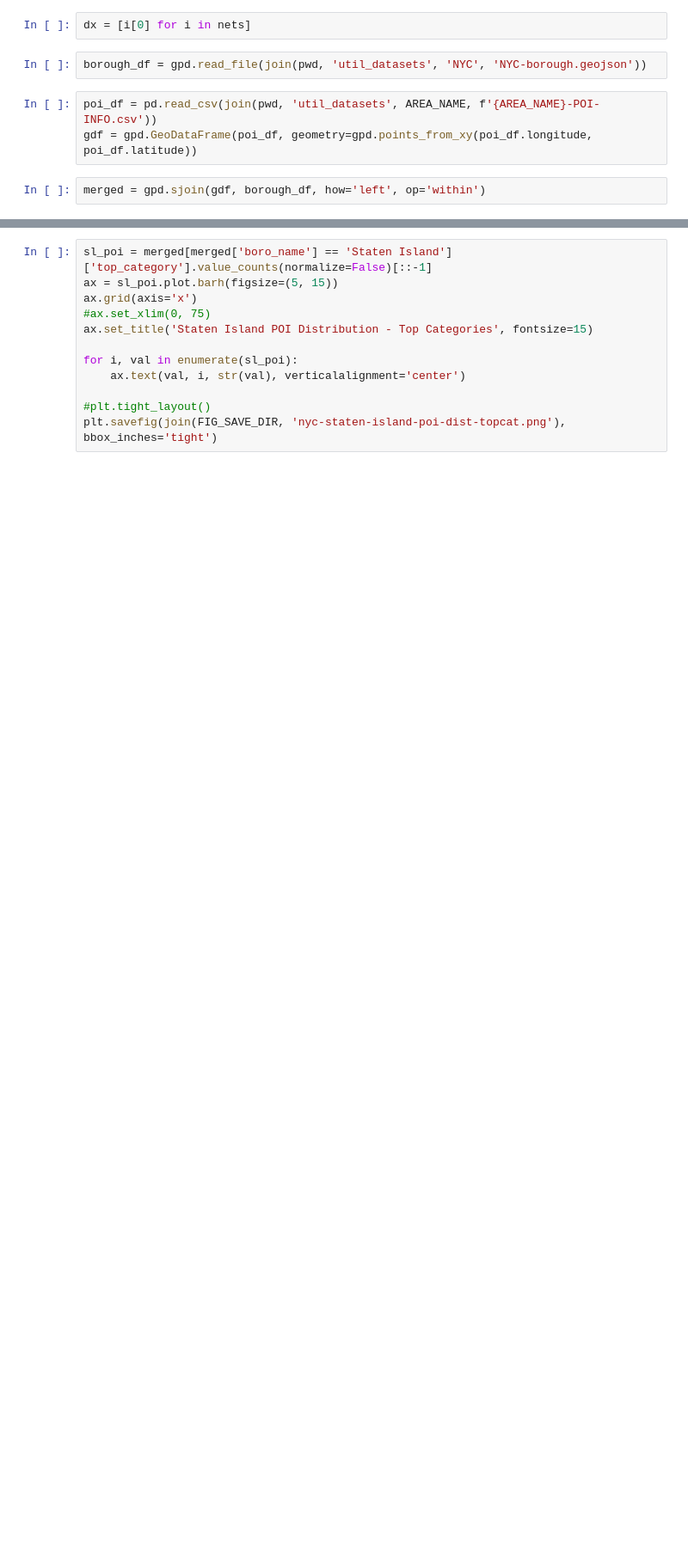
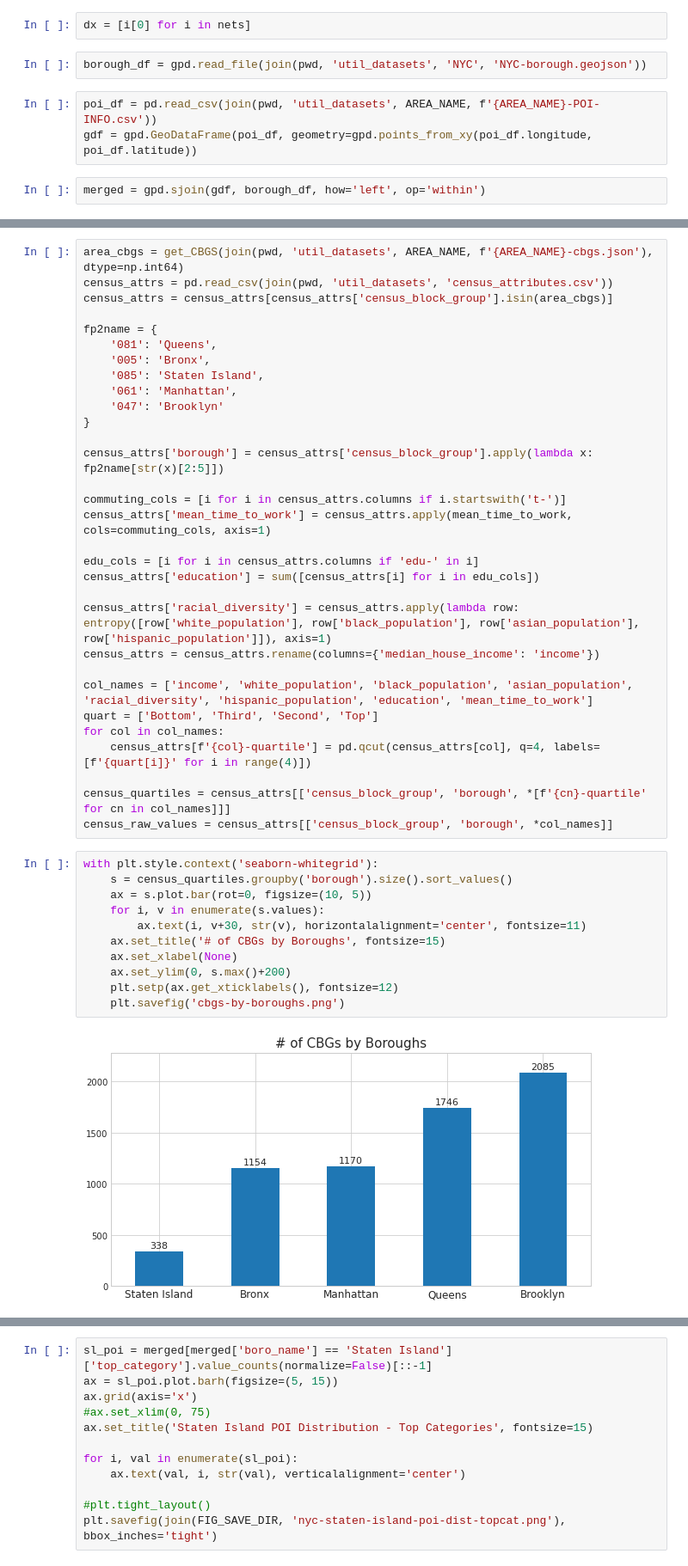
Before and after one commit to hasanalpboz/safegraph-covid19-mobility, a Jupyter notebook: scripts/notebooks/staten-island.ipynb, the cells around one changed output, grey strips where cells are left out. Shown at 86% size. Cells and saved outputs as stored; diff of their text form; blank space fills up the shorter version.

```diff
--- a/scripts/notebooks/staten-island.ipynb
+++ b/scripts/notebooks/staten-island.ipynb
@@ -63,0 +94,44 @@ merged = gpd.sjoin(gdf, borough_df, how='left', op='within')
+# %%
+area_cbgs = get_CBGS(join(pwd, 'util_datasets', AREA_NAME, f'{AREA_NAME}-cbgs.json'), dtype=np.int64)
+census_attrs = pd.read_csv(join(pwd, 'util_datasets', 'census_attributes.csv'))
+census_attrs = census_attrs[census_attrs['census_block_group'].isin(area_cbgs)]
+
+fp2name = {
+    '081': 'Queens',
+    '005': 'Bronx',
+    '085': 'Staten Island',
+    '061': 'Manhattan',
+    '047': 'Brooklyn'
+}
+
+census_attrs['borough'] = census_attrs['census_block_group'].apply(lambda x: fp2name[str(x)[2:5]])
+
+commuting_cols = [i for i in census_attrs.columns if i.startswith('t-')]
+census_attrs['mean_time_to_work'] = census_attrs.apply(mean_time_to_work, cols=commuting_cols, axis=1)
+
+edu_cols = [i for i in census_attrs.columns if 'edu-' in i]
+census_attrs['education'] = sum([census_attrs[i] for i in edu_cols])
+
+census_attrs['racial_diversity'] = census_attrs.apply(lambda row: entropy([row['white_population'], row['black_population'], row['asian_population'], row['hispanic_population']]), axis=1)
+census_attrs = census_attrs.rename(columns={'median_house_income': 'income'})
+
+col_names = ['income', 'white_population', 'black_population', 'asian_population', 'racial_diversity', 'hispanic_population', 'education', 'mean_time_to_work']
+quart = ['Bottom', 'Third', 'Second', 'Top']
+for col in col_names:
+    census_attrs[f'{col}-quartile'] = pd.qcut(census_attrs[col], q=4, labels=[f'{quart[i]}' for i in range(4)])
+
+census_quartiles = census_attrs[['census_block_group', 'borough', *[f'{cn}-quartile' for cn in col_names]]]
+census_raw_values = census_attrs[['census_block_group', 'borough', *col_names]]
+# %%
+with plt.style.context('seaborn-whitegrid'):
+    s = census_quartiles.groupby('borough').size().sort_values()
+    ax = s.plot.bar(rot=0, figsize=(10, 5))
+    for i, v in enumerate(s.values):
+        ax.text(i, v+30, str(v), horizontalalignment='center', fontsize=11)
+    ax.set_title('# of CBGs by Boroughs', fontsize=15)
+    ax.set_xlabel(None)
+    ax.set_ylim(0, s.max()+200)
+    plt.setp(ax.get_xticklabels(), fontsize=12)
+    plt.savefig('cbgs-by-boroughs.png')
+# %% [output]
+[figure, added]
```
Also changed, not shown: parts of 3 cells of this notebook, 58 other files.
